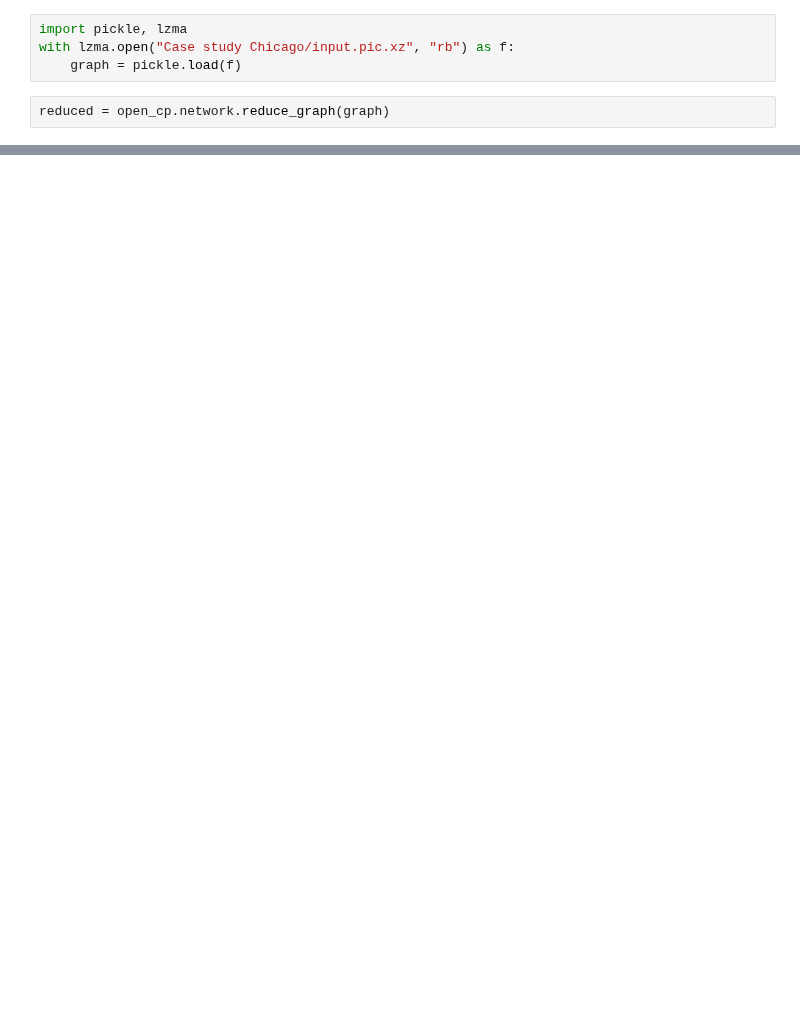
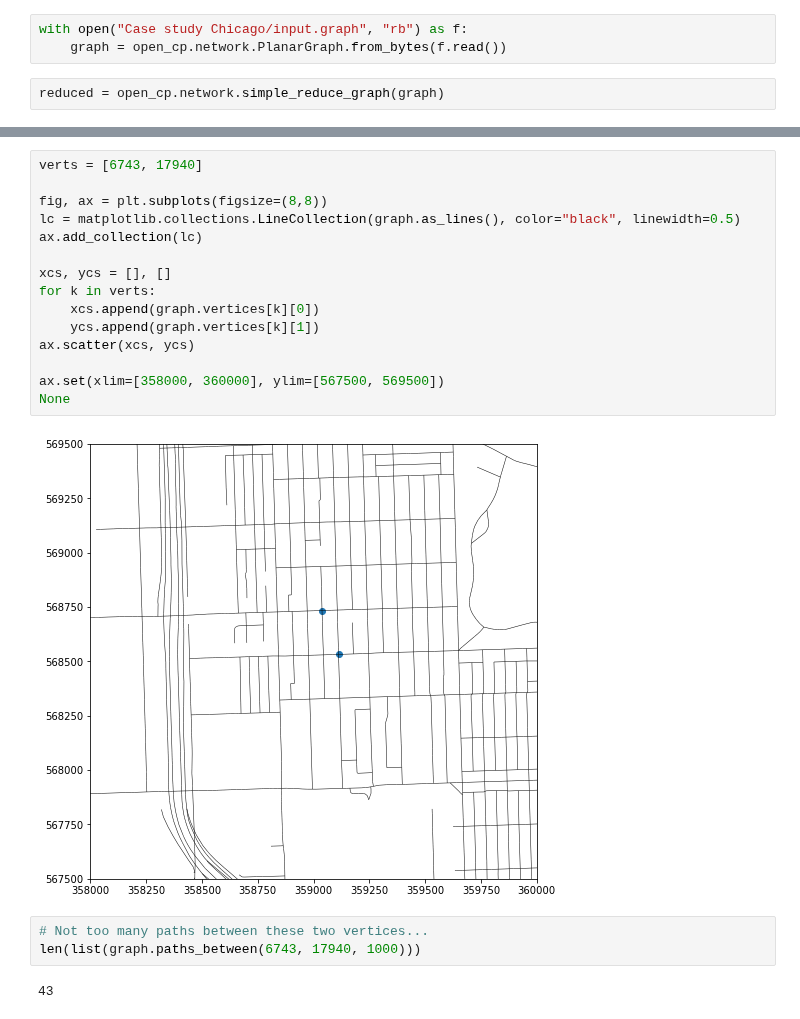
Before and after one commit to QuantCrimAtLeeds/PredictCode, a Jupyter notebook: examples/Networks/Geometry reduction.ipynb, the cells around one changed output, grey strips where cells are left out. Saved outputs shown, nothing was run; the diff lists cells and outputs as text; blank space fills up the shorter version.

Commit message:
Variations to Graph class

```diff
--- a/examples/Networks/Geometry reduction.ipynb
+++ b/examples/Networks/Geometry reduction.ipynb
@@ -20,6 +24,5 @@ Let's look more closely at the graphs.  Suppose we "topologically reduce" the gr
 # %%
-import pickle, lzma
-with lzma.open("Case study Chicago/input.pic.xz", "rb") as f:
-    graph = pickle.load(f)
+with open("Case study Chicago/input.graph", "rb") as f:
+    graph = open_cp.network.PlanarGraph.from_bytes(f.read())
 # %%
-reduced = open_cp.network.reduce_graph(graph)
+reduced = open_cp.network.simple_reduce_graph(graph)
@@ -46,0 +67,22 @@ None
+# %%
+verts = [6743, 17940]
+
+fig, ax = plt.subplots(figsize=(8,8))
+lc = matplotlib.collections.LineCollection(graph.as_lines(), color="black", linewidth=0.5)
+ax.add_collection(lc)
+
+xcs, ycs = [], []
+for k in verts:
+    xcs.append(graph.vertices[k][0])
+    ycs.append(graph.vertices[k][1])
+ax.scatter(xcs, ycs)
+
+ax.set(xlim=[358000, 360000], ylim=[567500, 569500])
+None
+# %% [output]
+[figure, added]
+# %%
+# Not too many paths between these two vertices...
+len(list(graph.paths_between(6743, 17940, 1000)))
+# %% [output]
+43
```
Also changed, not shown: parts of 19 cells of this notebook, 5 other files.
